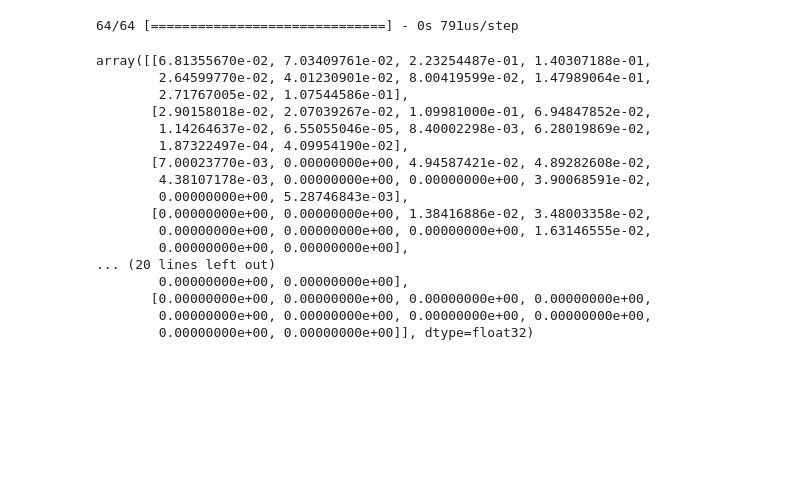
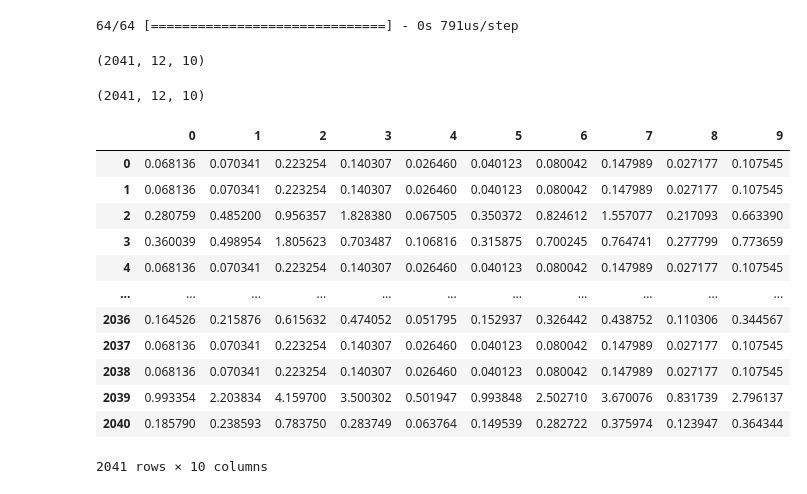
Before and after one commit to AngelEscobedo1712/Safety-Map, a Jupyter notebook: model_notebooks/RNN_model_2nd_try.ipynb, the cells around one changed output. Cells and saved outputs as stored; diff of their text form; code cells hidden in the pictures; blank space fills up the shorter version.

Commit message:
Complete notebook with predictions as dataframe output, the next step is cleaning the data

```diff
--- a/model_notebooks/RNN_model_2nd_try.ipynb
+++ b/model_notebooks/RNN_model_2nd_try.ipynb
@@ -247,23 +278,28 @@ array([<Axes: title={'center': 'MSE'}, xlabel='Epoch', ylabel='Loss'>,
 predictions = model.predict(X_test)
 # %% [output]
 64/64 [==============================] - 0s 791us/step
+# %%
+X_test.shape
+# %% [output]
+(2041, 12, 10)
 # %%
-predictions[0]
+i = 0
+predictions.shape
 # %% [output]
-array([[6.81355670e-02, 7.03409761e-02, 2.23254487e-01, 1.40307188e-01,
-        2.64599770e-02, 4.01230901e-02, 8.00419599e-02, 1.47989064e-01,
-        2.71767005e-02, 1.07544586e-01],
-       [2.90158018e-02, 2.07039267e-02, 1.09981000e-01, 6.94847852e-02,
-        1.14264637e-02, 6.55055046e-05, 8.40002298e-03, 6.28019869e-02,
-        1.87322497e-04, 4.09954190e-02],
-       [7.00023770e-03, 0.00000000e+00, 4.94587421e-02, 4.89282608e-02,
-        4.38107178e-03, 0.00000000e+00, 0.00000000e+00, 3.90068591e-02,
-        0.00000000e+00, 5.28746843e-03],
-       [0.00000000e+00, 0.00000000e+00, 1.38416886e-02, 3.48003358e-02,
-        0.00000000e+00, 0.00000000e+00, 0.00000000e+00, 1.63146555e-02,
-        0.00000000e+00, 0.00000000e+00],
-... (20 lines left out)
-        0.00000000e+00, 0.00000000e+00],
-       [0.00000000e+00, 0.00000000e+00, 0.00000000e+00, 0.00000000e+00,
-        0.00000000e+00, 0.00000000e+00, 0.00000000e+00, 0.00000000e+00,
-        0.00000000e+00, 0.00000000e+00]], dtype=float32)
+(2041, 12, 10)
+# %%
+pd.DataFrame(predictions[:, i, :])
+# %% [output]
+|  | 0 | 1 | 2 | 3 | 4 | 5 | 6 | 7 | 8 | 9 |
+| 0 | 0.068136 | 0.070341 | 0.223254 | 0.140307 | 0.026460 | 0.040123 | 0.080042 | 0.147989 | 0.027177 | 0.107545 |
+| 1 | 0.068136 | 0.070341 | 0.223254 | 0.140307 | 0.026460 | 0.040123 | 0.080042 | 0.147989 | 0.027177 | 0.107545 |
+| 2 | 0.280759 | 0.485200 | 0.956357 | 1.828380 | 0.067505 | 0.350372 | 0.824612 | 1.557077 | 0.217093 | 0.663390 |
+| 3 | 0.360039 | 0.498954 | 1.805623 | 0.703487 | 0.106816 | 0.315875 | 0.700245 | 0.764741 | 0.277799 | 0.773659 |
+| 4 | 0.068136 | 0.070341 | 0.223254 | 0.140307 | 0.026460 | 0.040123 | 0.080042 | 0.147989 | 0.027177 | 0.107545 |
+| ... | ... | ... | ... | ... | ... | ... | ... | ... | ... | ... |
+| 2036 | 0.164526 | 0.215876 | 0.615632 | 0.474052 | 0.051795 | 0.152937 | 0.326442 | 0.438752 | 0.110306 | 0.344567 |
+| 2037 | 0.068136 | 0.070341 | 0.223254 | 0.140307 | 0.026460 | 0.040123 | 0.080042 | 0.147989 | 0.027177 | 0.107545 |
+| 2038 | 0.068136 | 0.070341 | 0.223254 | 0.140307 | 0.026460 | 0.040123 | 0.080042 | 0.147989 | 0.027177 | 0.107545 |
+| 2039 | 0.993354 | 2.203834 | 4.159700 | 3.500302 | 0.501947 | 0.993848 | 2.502710 | 3.670076 | 0.831739 | 2.796137 |
+| 2040 | 0.185790 | 0.238593 | 0.783750 | 0.283749 | 0.063764 | 0.149539 | 0.282722 | 0.375974 | 0.123947 | 0.364344 |
+2041 rows × 10 columns
```
Also changed, not shown: parts of 9 cells of this notebook.
